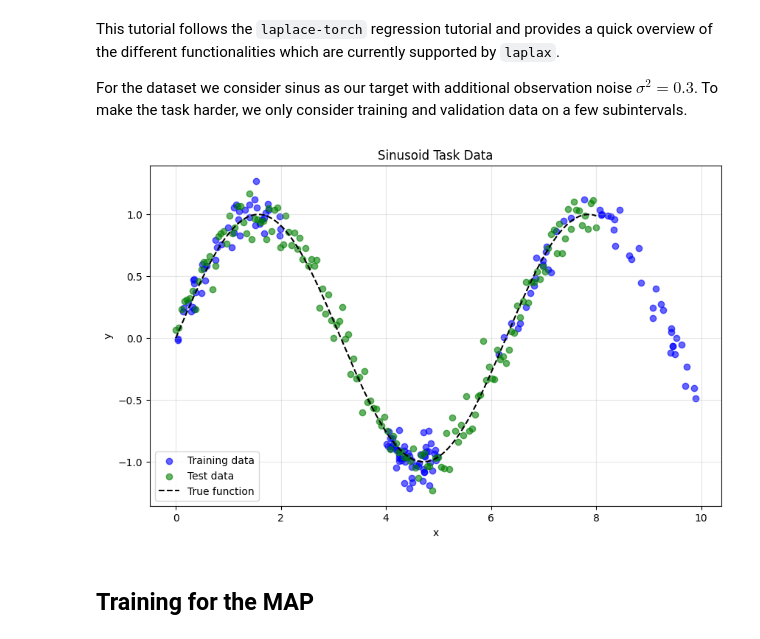
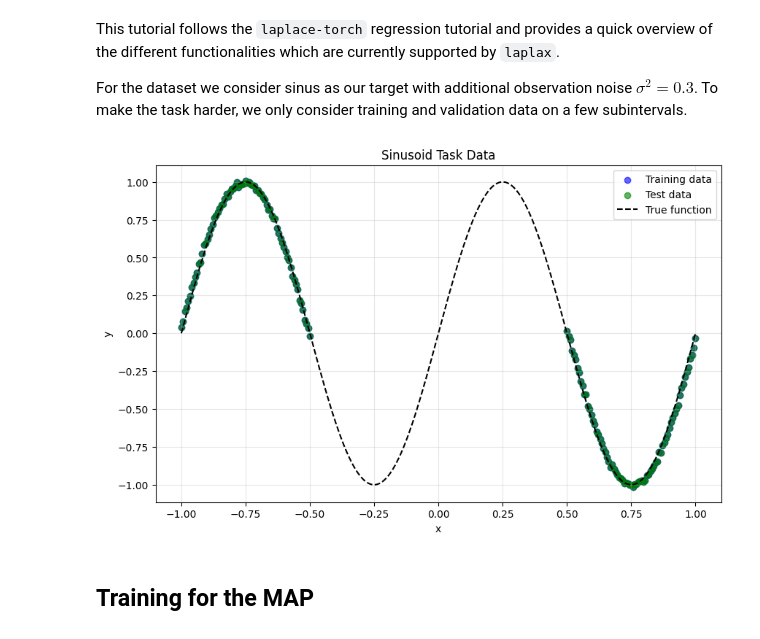
Before and after one commit to lenardrommel/laplax, a Jupyter notebook: examples/0001_laplax_for_regression.ipynb, the cells around one changed output. Cells and saved outputs as stored; diff of their text form; code cells hidden in the pictures.

```diff
--- a/examples/0001_laplax_for_regression.ipynb
+++ b/examples/0001_laplax_for_regression.ipynb
@@ -7,37 +7,45 @@ For the dataset we consider sinus as our target with additional observation nois
 # %%
 import jax
 import jax.numpy as jnp
 import optax
 from flax import nnx
 import gpjax as gpx
 from helper import DataLoader, get_sinusoid_example
 from plotting import plot_sinusoid_task
 import laplax
 from laplax.curv import lanczos_isqrt
-jax.config.update("jax_enable_x64", False)
+from ex_regression import save_model_checkpoint, load_model_checkpoint
+jax.config.update("jax_enable_x64", True)
 
 n_epochs = 1000
 key = jax.random.key(0)
 
 # Sample toy data example
 num_training_samples = 150
 num_calibration_samples = 50
 num_test_samples = 150
 
 batch_size = 20
 X_train, y_train, X_valid, y_valid, X_test, y_test = get_sinusoid_example(
     num_train_data=num_training_samples,
     num_valid_data=num_calibration_samples,
     num_test_data=num_test_samples,
-    sigma_noise=0.1,
-    intervals=[(0, 2), (4, 5), (6, 10)],
+    sigma_noise=0.01,
+    intervals=[(0, 3.14), (6.28, 10)],
     rng_key=jax.random.key(0)
 )
+X_train1 = jnp.linspace(-1, -0.5, 75).reshape(-1, 1)
+X_train2 = jnp.linspace(0.5, 1, 75).reshape(-1, 1)
+X_train = jnp.concatenate([X_train1, X_train2], axis=0)
+y_train = jnp.reshape(jnp.sin(X_train * 6.24) + jax.random.normal(key, (150, 1)) * 0.01, (-1, 1))
+X_test = X_train
+y_test = y_train
 train_loader = DataLoader(X_train, y_train, batch_size)
 
 fig = plot_sinusoid_task(X_train, y_train, X_test, y_test)
+key = jax.random.PRNGKey(10)
 # %% [output]
-[figure, old version]
+[figure, new version]
 # %% [markdown]
 ## Training for the MAP
 # %% [markdown]
```
Also changed, not shown: parts of 15 cells of this notebook, 13 other files.
